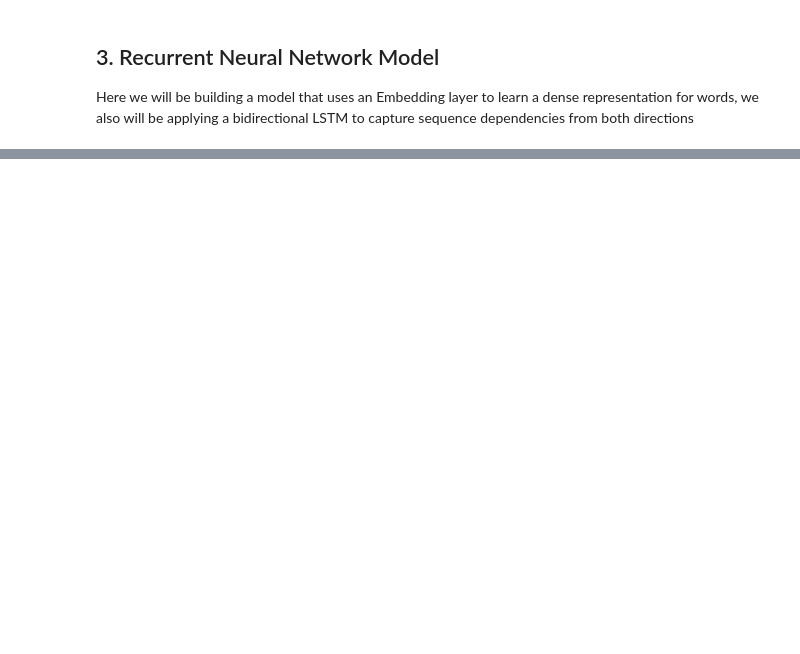
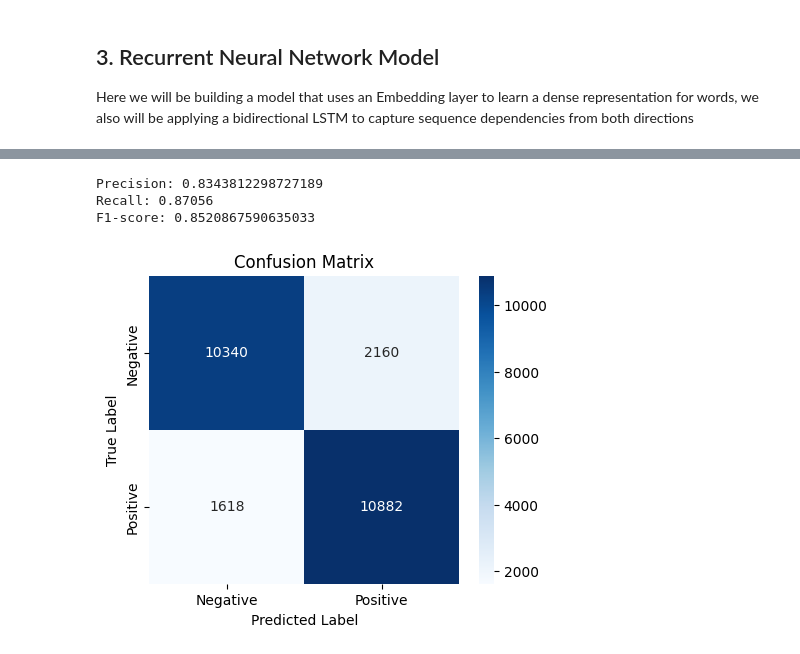
Before and after one commit to jforeroluque/DSM150_NeuralNetworks_CW2, a Jupyter notebook: DSM150_CW2_NeuralNetworks.ipynb, the cells around one changed output, grey strips where cells are left out. Drawn from its saved outputs; the diff is of its cells as text; code cells hidden in the pictures; blank space fills up the shorter version.

```diff
--- a/DSM150_CW2_NeuralNetworks.ipynb
+++ b/DSM150_CW2_NeuralNetworks.ipynb
@@ -253,9 +316,0 @@ Here we add an extra input feature (the normalized review length) alongside the
-# %%
-# Parameters and Data Loading
-maxlen = 500
-num_words = 10000
-(x_train, y_train), (x_test, y_test) = keras.datasets.imdb.load_data(num_words=num_words)
-# %%
-# Pad sequences for the recurrent network
-x_train_padded = keras.preprocessing.sequence.pad_sequences(x_train, maxlen=maxlen)
-x_test_padded = keras.preprocessing.sequence.pad_sequences(x_test, maxlen=maxlen)
@@ -366,0 +319,6 @@ Test accuracy (multi-input model): 0.7996799945831299
+# %%
+# 1. Generate predictions (probabilities between 0 and 1)
+pred_probs = model_rnn.predict(x_test_padded)
+
+# 2. Convert probabilities to binary predictions
+pred_labels = (pred_probs > 0.5).astype("int32")
@@ -366,0 +327,3 @@ Test accuracy (multi-input model): 0.7996799945831299
+# %%
+# 3. Compute confusion matrix
+cm = confusion_matrix(y_test, pred_labels)
@@ -366,0 +335,20 @@ Test accuracy (multi-input model): 0.7996799945831299
+# %%
+print("Precision:", precision)
+print("Recall:", recall)
+print("F1-score:", f1)
+# %% [output]
+Precision: 0.8343812298727189
+Recall: 0.87056
+F1-score: 0.8520867590635033
+# %%
+# 5. Plot confusion matrix as a heatmap
+plt.figure(figsize=(5,4))
+sns.heatmap(cm, annot=True, fmt='d', cmap='Blues',
+            xticklabels=['Negative', 'Positive'],
+            yticklabels=['Negative', 'Positive'])
+plt.title("Confusion Matrix")
+plt.xlabel("Predicted Label")
+plt.ylabel("True Label")
+plt.show()
+# %% [output]
+[figure, added]
```
Also changed, not shown: parts of 39 cells of this notebook, 1 other file.
